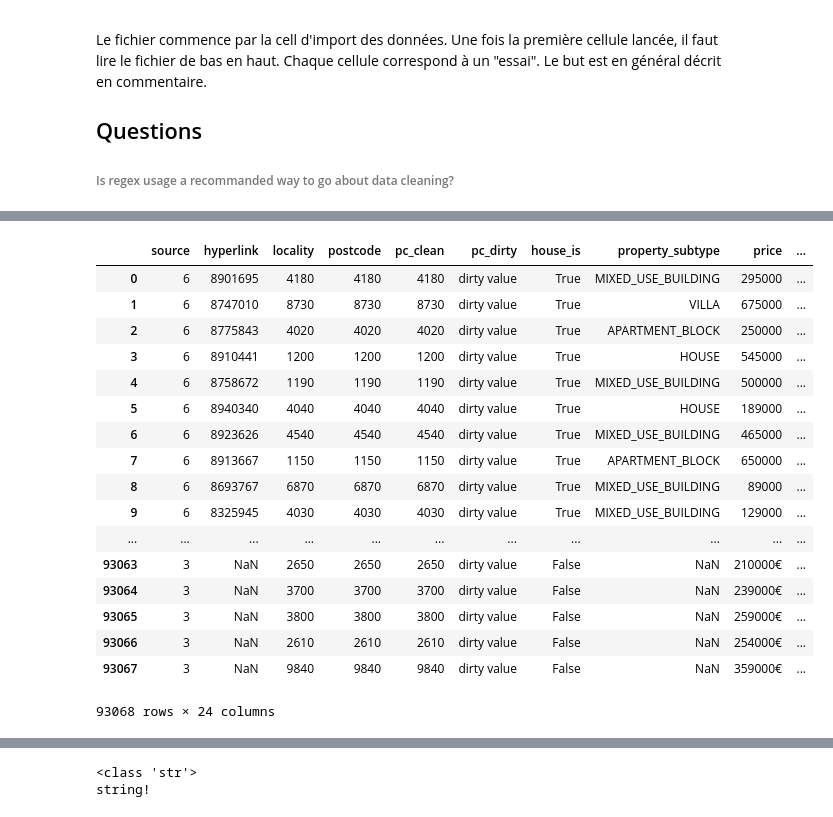
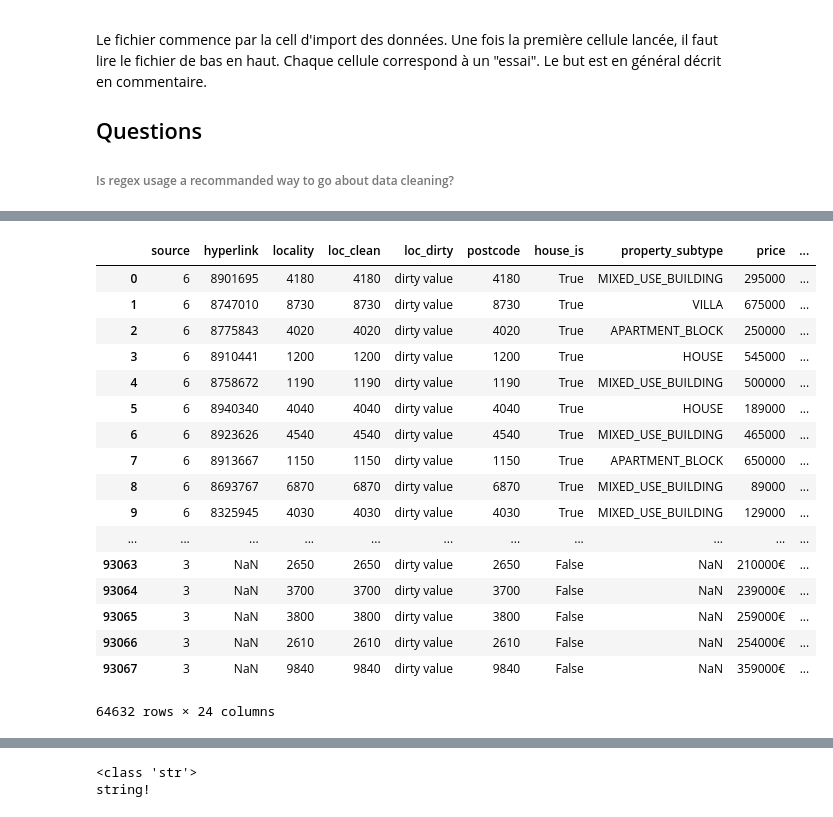
Before and after one commit to mathildealice/DataAnalysisRealEstate, a Jupyter notebook: 20211006_DataAnalysisRealEstate.ipynb, the cells around one changed output, grey strips where cells are left out. Saved outputs shown, nothing was run; the diff lists cells and outputs as text; code cells hidden in the pictures.

```diff
--- a/20211006_DataAnalysisRealEstate.ipynb
+++ b/20211006_DataAnalysisRealEstate.ipynb
@@ -11,0 +118,30 @@ df = pd.read_csv('original_dataset.csv', low_memory = False, dtype = {'locality'
+# %%
+#cleaning up locality and postcode
+import pandas as pd
+import numpy as np
+import re
+
+df = pd.read_csv('original_dataset.csv', low_memory = False, dtype = {'locality': str, 'postcode': str, 'property_subtype': str})
+test_df = df
+
+
+if 'loc_clean' not in test_df.columns:
+    test_df.insert(3, "loc_clean", "clean value")
+if 'loc_dirty' not in test_df.columns:
+    test_df.insert(4, "loc_dirty", "dirty value")
+
+#For all pc in locality, empty locality end copy value to clean column, if format is different, copy it to dirty column
+pattern = re.compile("^\d{4}$")
+row_number = -1
+for row in test_df["locality"]:
+    row_number+=1
+    if type(row) is str:
+        search_result = pattern.search(row)
+        if search_result is None:
+            test_df.at[row_number, 'loc_dirty'] = row
+        else:
+            if row == test_df["postcode"][row_number]:
+                test_df.loc[row_number, 'locality'] = np.nan
+            test_df.at[row_number, 'loc_clean'] = row
+test_df[test_df["loc_dirty"] == "dirty value"]
+#takes a crazy amount of time
@@ -12,41 +167,42 @@ df = pd.read_csv('original_dataset.csv', low_memory = False, dtype = {'locality'
 # %%
 #actually should have done it rather for the postcode
 test_df = df
+import numpy as np
 if 'loc_clean' not in test_df.columns:
     test_df.insert(3, "loc_clean", "clean value")
 if 'loc_dirty' not in test_df.columns:
     test_df.insert(4, "loc_dirty", "dirty value")
 import re
 pattern = re.compile("^\d{4}$")
 row_number = -1
 for row in test_df["locality"]:
     row_number+=1
     if type(row) is str:
         search_result = pattern.search(row)
         if search_result is None:
             test_df.at[row_number, 'loc_dirty'] = row
         else:
             test_df.at[row_number, 'loc_clean'] = row
-test_df[test_df["loc_dirty"] != "dirty value"]
+test_df[test_df["loc_dirty"] == "dirty value"]
 # %% [output]
-|  | source | hyperlink | locality | postcode | pc_clean | pc_dirty | house_is | property_subtype | price | ... |
-| 0 | 6 | 8901695 | 4180 | 4180 | 4180 | dirty value | True | MIXED_USE_BUILDING | 295000 | ... |
-| 1 | 6 | 8747010 | 8730 | 8730 | 8730 | dirty value | True | VILLA | 675000 | ... |
-| 2 | 6 | 8775843 | 4020 | 4020 | 4020 | dirty value | True | APARTMENT_BLOCK | 250000 | ... |
-| 3 | 6 | 8910441 | 1200 | 1200 | 1200 | dirty value | True | HOUSE | 545000 | ... |
-| 4 | 6 | 8758672 | 1190 | 1190 | 1190 | dirty value | True | MIXED_USE_BUILDING | 500000 | ... |
-| 5 | 6 | 8940340 | 4040 | 4040 | 4040 | dirty value | True | HOUSE | 189000 | ... |
-| 6 | 6 | 8923626 | 4540 | 4540 | 4540 | dirty value | True | MIXED_USE_BUILDING | 465000 | ... |
-| 7 | 6 | 8913667 | 1150 | 1150 | 1150 | dirty value | True | APARTMENT_BLOCK | 650000 | ... |
-| 8 | 6 | 8693767 | 6870 | 6870 | 6870 | dirty value | True | MIXED_USE_BUILDING | 89000 | ... |
-| 9 | 6 | 8325945 | 4030 | 4030 | 4030 | dirty value | True | MIXED_USE_BUILDING | 129000 | ... |
+|  | source | hyperlink | locality | loc_clean | loc_dirty | postcode | house_is | property_subtype | price | ... |
+| 0 | 6 | 8901695 | 4180 | 4180 | dirty value | 4180 | True | MIXED_USE_BUILDING | 295000 | ... |
+| 1 | 6 | 8747010 | 8730 | 8730 | dirty value | 8730 | True | VILLA | 675000 | ... |
+| 2 | 6 | 8775843 | 4020 | 4020 | dirty value | 4020 | True | APARTMENT_BLOCK | 250000 | ... |
+| 3 | 6 | 8910441 | 1200 | 1200 | dirty value | 1200 | True | HOUSE | 545000 | ... |
+| 4 | 6 | 8758672 | 1190 | 1190 | dirty value | 1190 | True | MIXED_USE_BUILDING | 500000 | ... |
+| 5 | 6 | 8940340 | 4040 | 4040 | dirty value | 4040 | True | HOUSE | 189000 | ... |
+| 6 | 6 | 8923626 | 4540 | 4540 | dirty value | 4540 | True | MIXED_USE_BUILDING | 465000 | ... |
+| 7 | 6 | 8913667 | 1150 | 1150 | dirty value | 1150 | True | APARTMENT_BLOCK | 650000 | ... |
+| 8 | 6 | 8693767 | 6870 | 6870 | dirty value | 6870 | True | MIXED_USE_BUILDING | 89000 | ... |
+| 9 | 6 | 8325945 | 4030 | 4030 | dirty value | 4030 | True | MIXED_USE_BUILDING | 129000 | ... |
 | ... | ... | ... | ... | ... | ... | ... | ... | ... | ... | ... |
-| 93063 | 3 | NaN | 2650 | 2650 | 2650 | dirty value | False | NaN | 210000€ | ... |
-| 93064 | 3 | NaN | 3700 | 3700 | 3700 | dirty value | False | NaN | 239000€ | ... |
-| 93065 | 3 | NaN | 3800 | 3800 | 3800 | dirty value | False | NaN | 259000€ | ... |
-| 93066 | 3 | NaN | 2610 | 2610 | 2610 | dirty value | False | NaN | 254000€ | ... |
-| 93067 | 3 | NaN | 9840 | 9840 | 9840 | dirty value | False | NaN | 359000€ | ... |
+| 93063 | 3 | NaN | 2650 | 2650 | dirty value | 2650 | False | NaN | 210000€ | ... |
+| 93064 | 3 | NaN | 3700 | 3700 | dirty value | 3700 | False | NaN | 239000€ | ... |
+| 93065 | 3 | NaN | 3800 | 3800 | dirty value | 3800 | False | NaN | 259000€ | ... |
+| 93066 | 3 | NaN | 2610 | 2610 | dirty value | 2610 | False | NaN | 254000€ | ... |
+| 93067 | 3 | NaN | 9840 | 9840 | dirty value | 9840 | False | NaN | 359000€ | ... |
-93068 rows × 24 columns
+64632 rows × 24 columns
 # %%
 #trying to apply this in locality
 test_df = df.head(100000)
```
Also changed, not shown: parts of 5 cells of this notebook.
